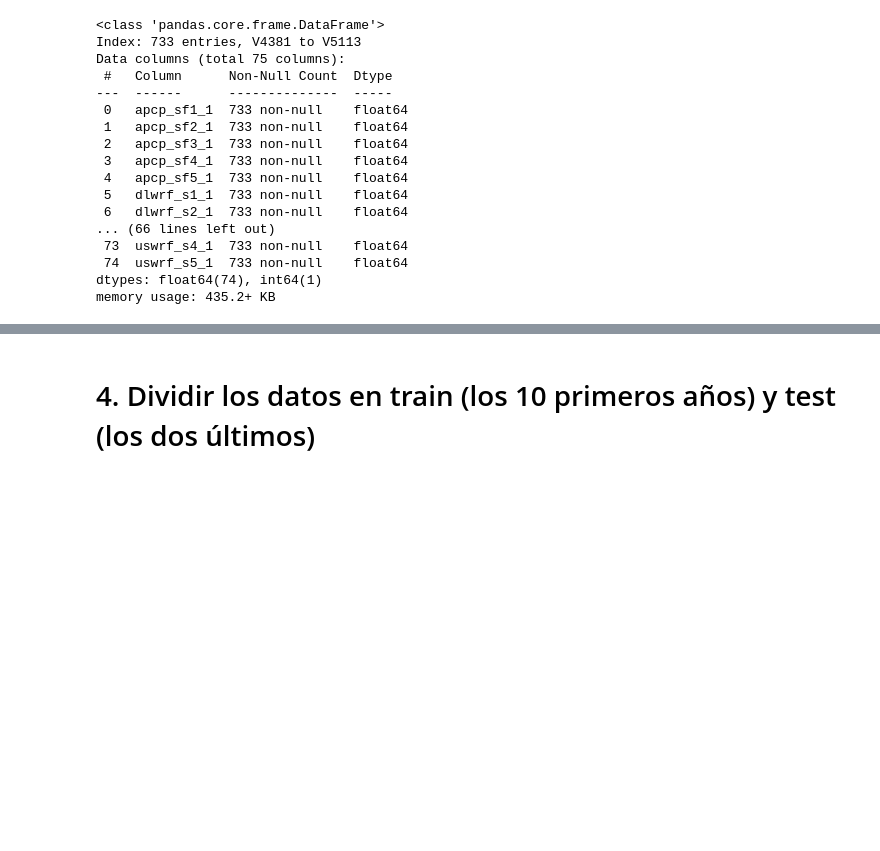
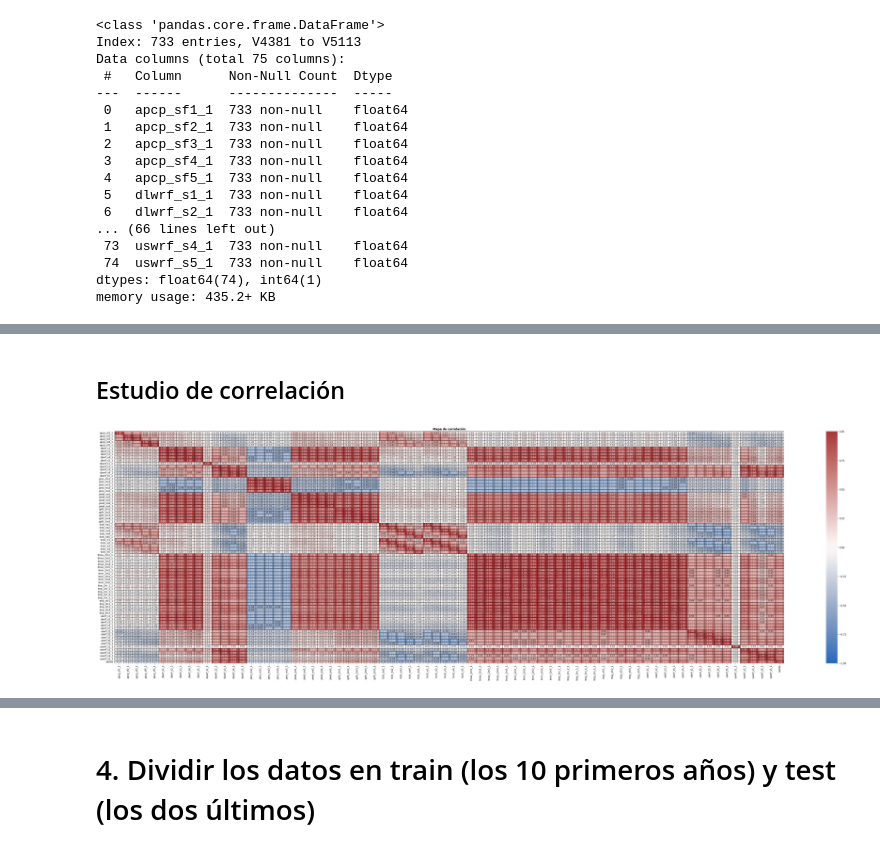
Before and after one commit to Natalia409634/Grupo7-practica1-ML, a Jupyter notebook: Copy_of_parte1.ipynb, the cells around one changed output, grey strips where cells are left out. Cells and saved outputs as stored; diff of their text form; code cells hidden in the pictures; blank space fills up the shorter version.

```diff
--- a/Copy_of_parte1.ipynb
+++ b/Copy_of_parte1.ipynb
@@ -29,5 +52,4 @@ import matplotlib.pyplot as plt
 # %%
-disp_df = pd.read_csv("/content/drive/MyDrive/Aprendizaje Automático/datos practica/disp_st7ns1.txt.bz2",compression="bz2",index_col=0)
-
-
-comp_df = pd.read_csv("/content/drive/MyDrive/Aprendizaje Automático/datos practica/comp_st7ns1.txt.bz2", compression="bz2", index_col=0)
+disp_df, comp_df = [pd.read_csv(f, compression="bz2", index_col=0) for f in
+                    ["/content/drive/MyDrive/Aprendizaje Automático/datos practica/disp_st7ns1.txt.bz2",
+                     "/content/drive/MyDrive/Aprendizaje Automático/datos practica/comp_st7ns1.txt.bz2"]]
@@ -133,0 +196,12 @@ import pandas as pd
+# %% [markdown]
+## Estudio de correlación
+# %%
+plt.figure(figsize=(50,15))
+
+ax = sns.heatmap(disp_df.loc[:, disp_df.columns != 'id'].corr(), linecolor='black', linewidth='0.6', cmap="vlag", annot=True, fmt=".2f", vmin=-1, vmax=1)
+ax.set_title('Mapa de correlación', weight='bold')
+
+plt.tight_layout()
+plt.show()
+# %% [output]
+[figure, added]
```
Also changed, not shown: parts of 41 cells of this notebook.
